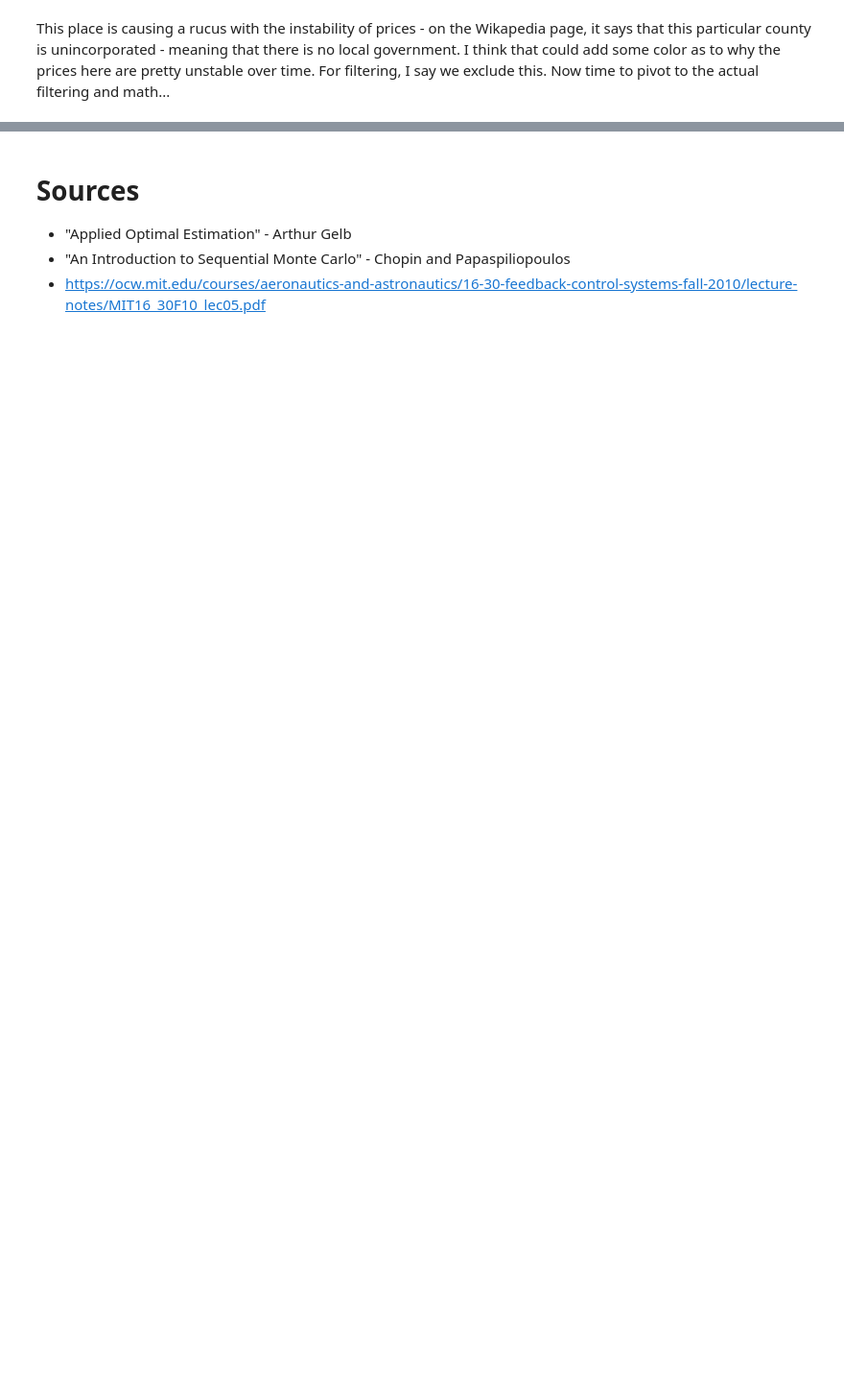
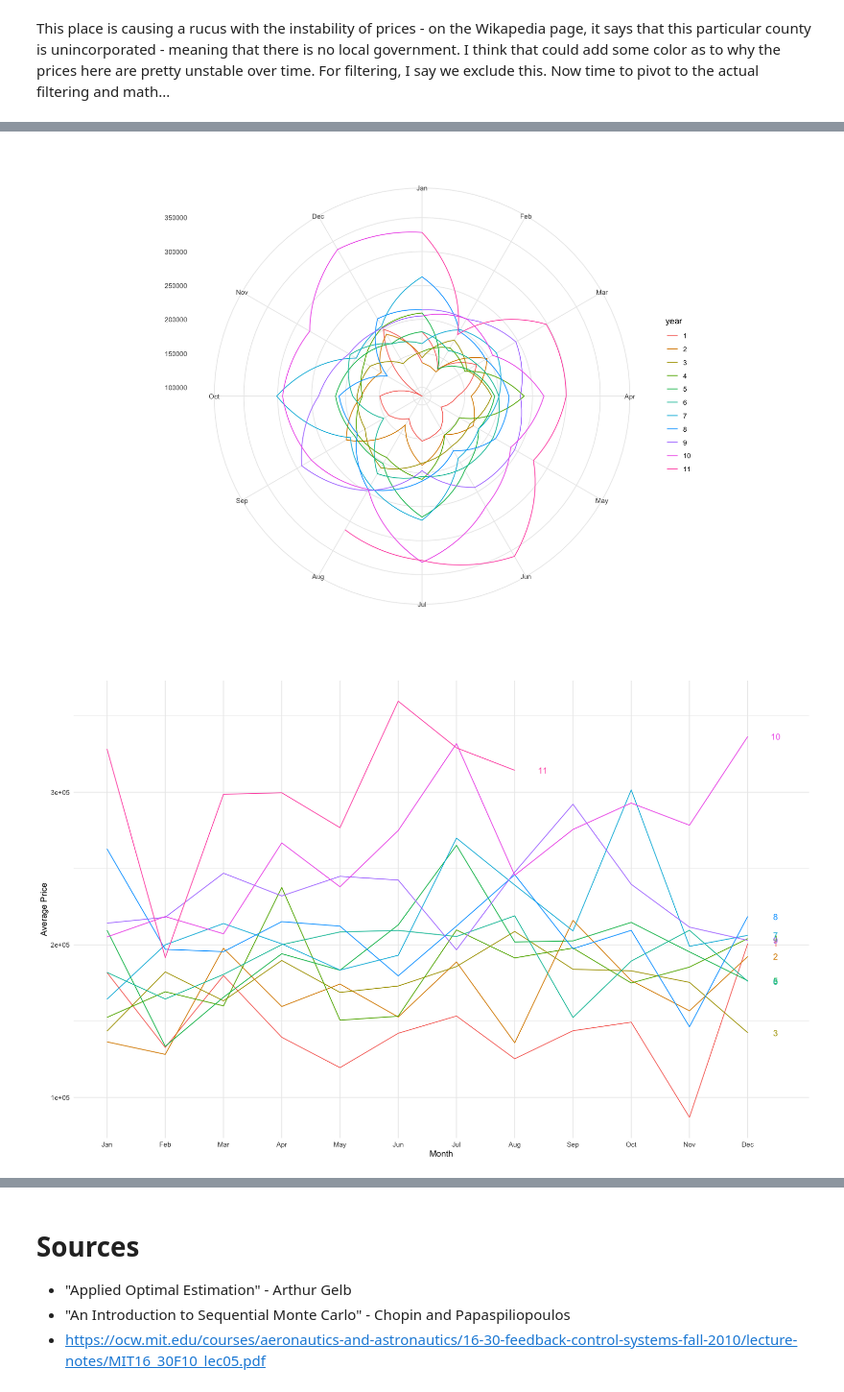
Before and after one commit to mindful-math/Stat_Notes, a Jupyter notebook: Time Series Filtering.ipynb, the cells around one changed output, grey strips where cells are left out. Shown at 96% size. Cells and saved outputs as stored; diff of their text form; code cells hidden in the pictures; blank space fills up the shorter version.

```diff
--- a/Time Series Filtering.ipynb
+++ b/Time Series Filtering.ipynb
@@ -181,0 +190,15 @@ Warning message:
+# %%
+# pulling out a county with a lot of variance
+austin_prices <- df %>% filter(county == 'Austin') %>% select('avg_price')
+austin_ts <- ts(austin_prices, frequency = 12)
+
+# circular annual plot
+ggseasonplot(austin_ts, polar = TRUE, main = '', xlab = '') +
+theme_minimal()
+
+# unstacked annual plot
+ggseasonplot(austin_ts, year.labels = TRUE, main = '', ylab = 'Average Price') +
+theme_minimal()
+# %% [output]
+[figure, added]
+[figure, added]
```
Also changed, not shown: parts of 8 cells of this notebook.
